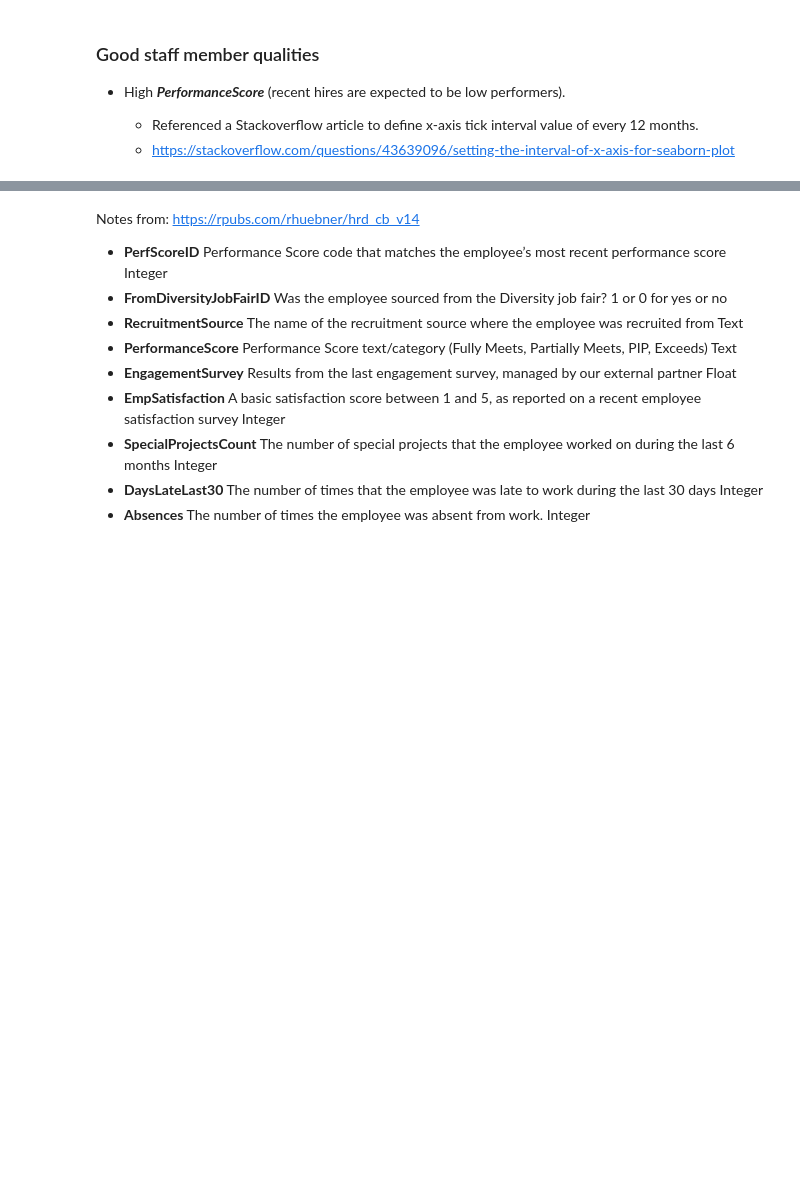
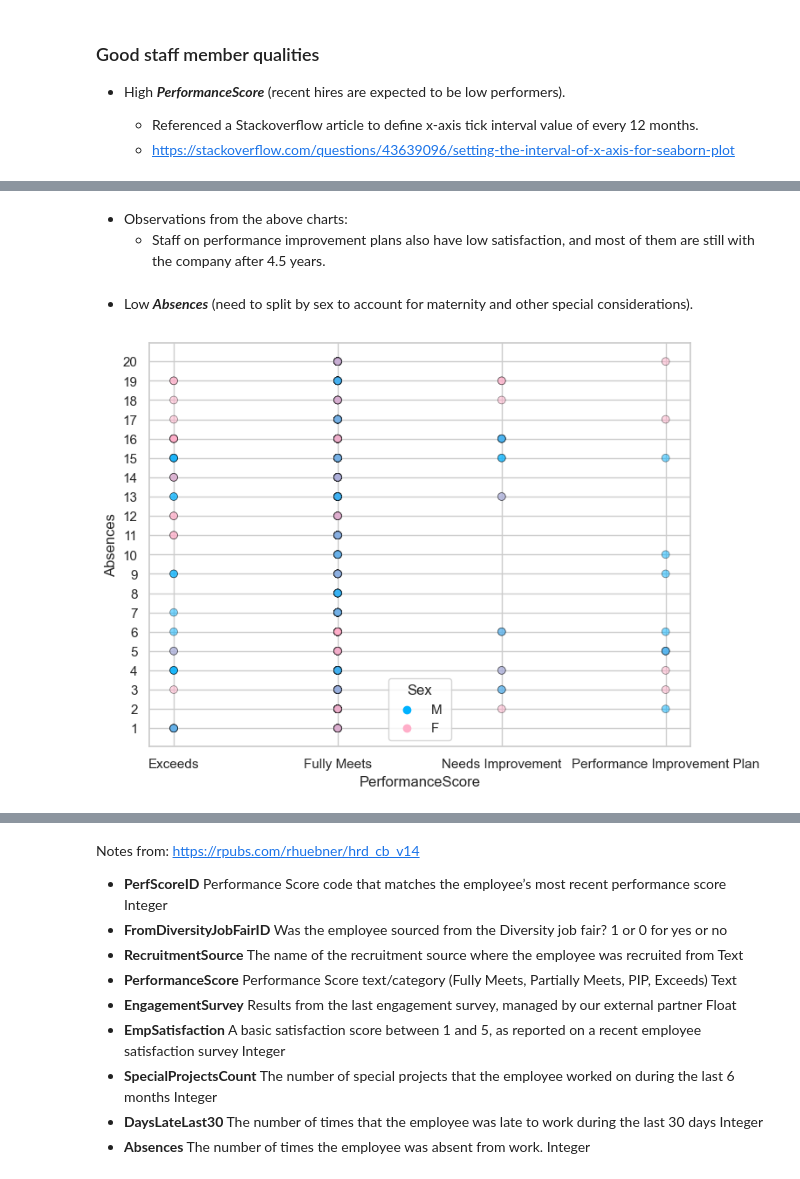
Before and after one commit to makuharistudio/data-visualisation-datasets, a Jupyter notebook: Human Resources/Human Resources.ipynb, the cells around one changed output, grey strips where cells are left out. Drawn from its saved outputs; the diff is of its cells as text; code cells hidden in the pictures; blank space fills up the shorter version.

```diff
--- a/Human Resources/Human Resources.ipynb
+++ b/Human Resources/Human Resources.ipynb
@@ -953,0 +954,16 @@ scatter_performance.yaxis.set_major_formatter(ticker.ScalarFormatter())
+# %% [markdown]
+- Observations from the above charts:
+  - Staff on performance improvement plans also have low satisfaction, and most of them are still with the company after 4.5 years.
+# %% [markdown]
+* Low _**Absences**_ (need to split by sex to account for maternity and other special considerations).
+# %%
+sns.set(rc={'figure.figsize':(8,6)})
+sns.set_style("whitegrid")
+palette_employment = ['#00B2FF', '#FFAEC9']
+
+scatter_performance = sns.scatterplot(data=hr, x='PerformanceScore', y='Absences', hue='Sex', s=40, alpha=0.5, edgecolor='0', marker='o', palette=sns.color_palette(palette_employment, 2))
+
+scatter_performance.yaxis.set_major_locator(ticker.MultipleLocator(1))
+scatter_performance.yaxis.set_major_formatter(ticker.ScalarFormatter())
+# %% [output]
+[figure, added]
```
Also changed, not shown: parts of 19 cells of this notebook.
